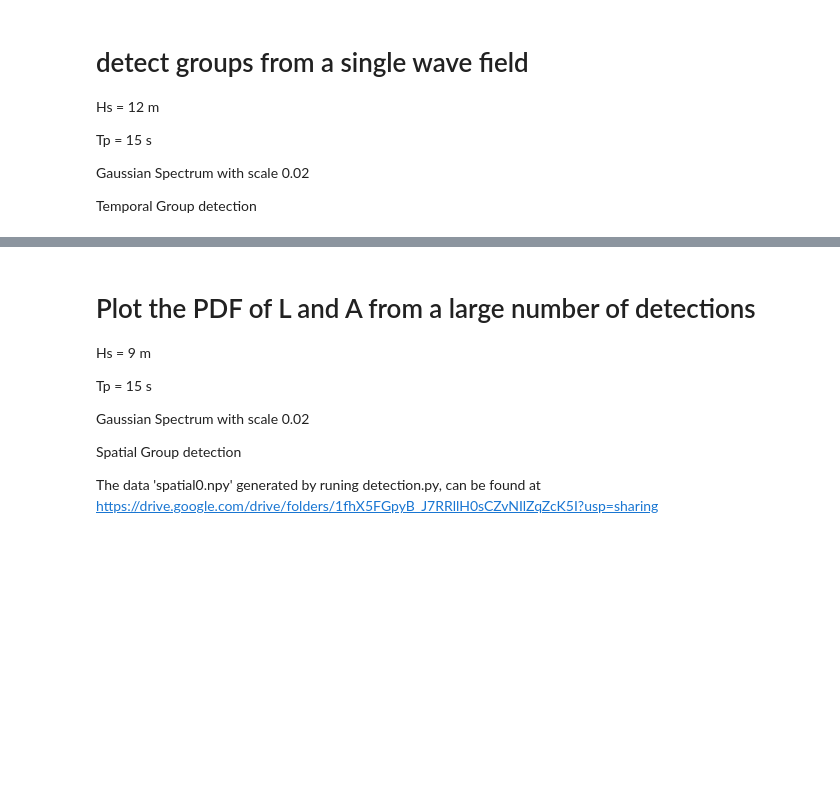
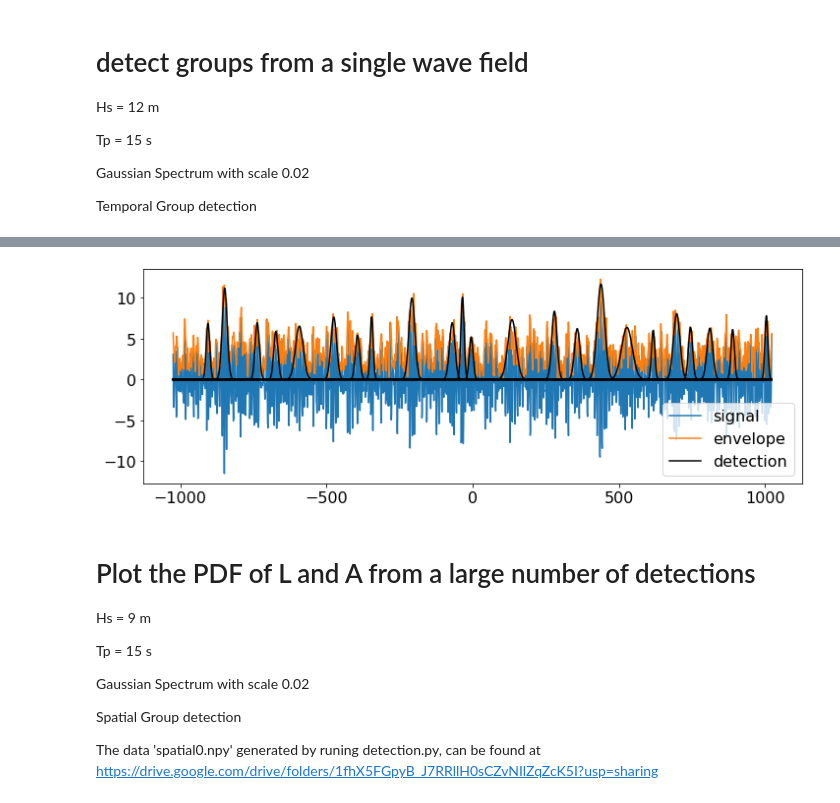
Before and after one commit to umbrellagong/wavefinder, a Jupyter notebook: wavefinder/demonstration.ipynb, the cells around one changed output, grey strips where cells are left out. Saved outputs shown, nothing was run; the diff lists cells and outputs as text; code cells hidden in the pictures; blank space fills up the shorter version.

```diff
--- a/wavefinder/demonstration.ipynb
+++ b/wavefinder/demonstration.ipynb
@@ -25,3 +31,9 @@ detection_seed_0 = detect_single(seed=0, whether_plot=True)
+# %%
+detection_seed_0 = detect_single(seed=0, whether_Gaussian=False, gamma=3,
+                                 whether_plot=True, ckaf_threshold=0.65,
+                                 L2_L_max=80, coeff_diff=0.025)
+# %% [output]
+[figure, added]
 # %% [markdown]
 # Plot the PDF of L and A from a large number of detections
 
```
Also changed, not shown: parts of 2 cells of this notebook, 3 other files.
